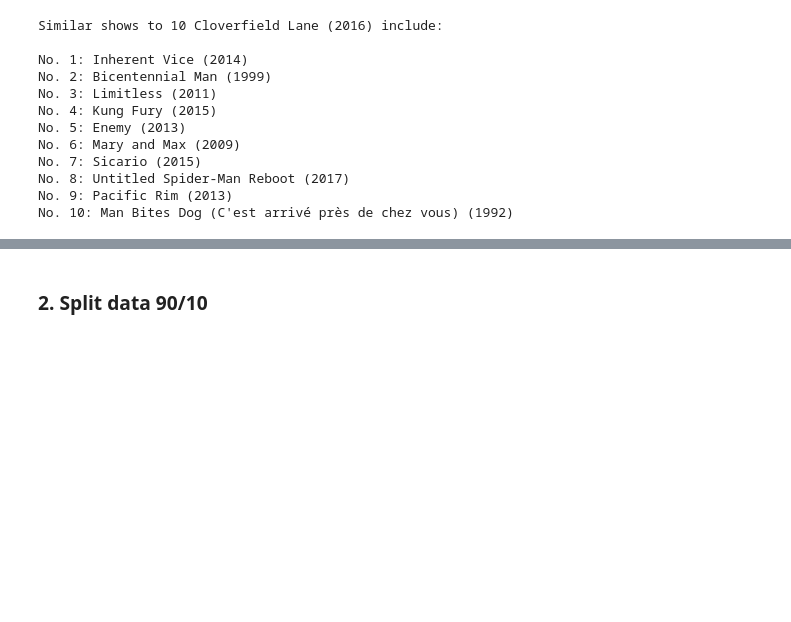
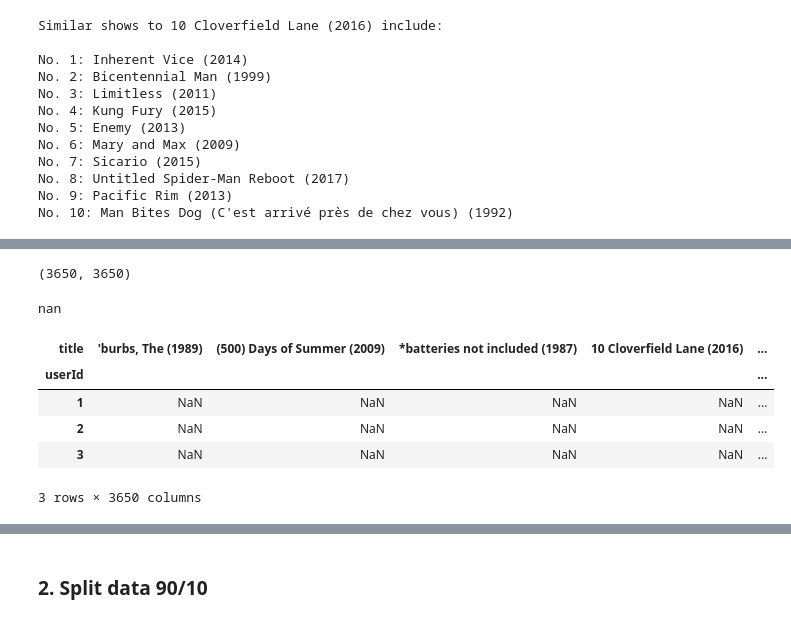
Before and after one commit to GeorgiaKp/MovieRecommender, a Jupyter notebook: MovieRecommender.ipynb, the cells around one changed output, grey strips where cells are left out. Cells and saved outputs as stored; diff of their text form; code cells hidden in the pictures; blank space fills up the shorter version.

```diff
--- a/MovieRecommender.ipynb
+++ b/MovieRecommender.ipynb
@@ -330,0 +377,18 @@ No. 10: Man Bites Dog (C'est arrivé près de chez vous) (1992)
+# %%
+si3rs = item_sim_adj_df.sort_values(by='10 Cloverfield Lane (2016)', ascending=False)
+si3rs.shape
+# %% [output]
+(3650, 3650)
+# %%
+piv_adj.iloc[3,3]
+# %% [output]
+nan
+# %%
+piv.head(3)
+# %% [output]
+| title | 'burbs, The (1989) | (500) Days of Summer (2009) | *batteries not included (1987) | 10 Cloverfield Lane (2016) | ... |
+| userId |  |  |  |  | ... |
+| 1 | NaN | NaN | NaN | NaN | ... |
+| 2 | NaN | NaN | NaN | NaN | ... |
+| 3 | NaN | NaN | NaN | NaN | ... |
+3 rows × 3650 columns
```
Also changed, not shown: parts of 41 cells of this notebook.
